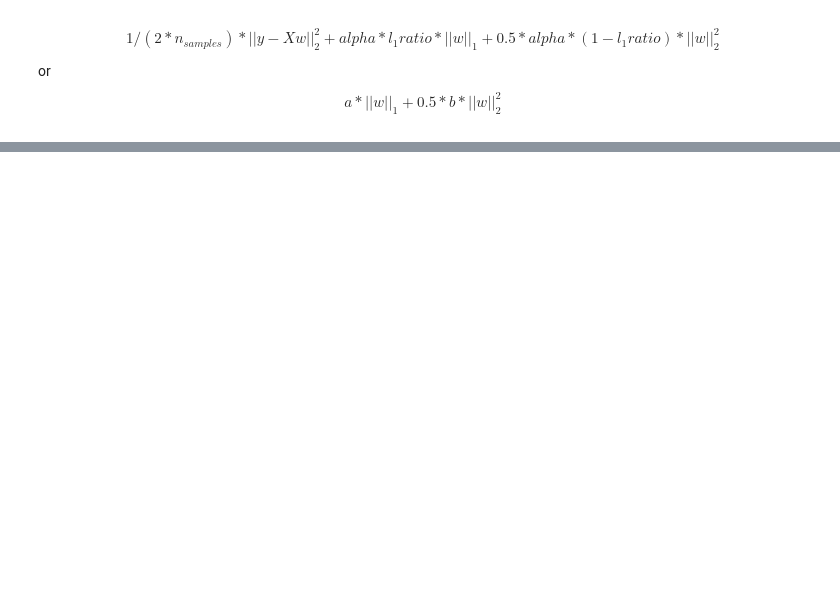
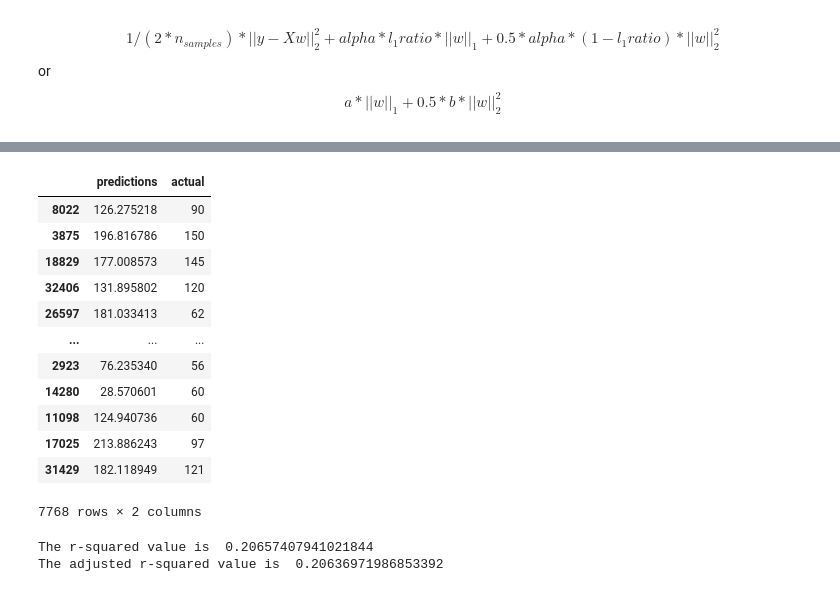
Before and after one commit to Sgipn/Airbnb_PricePred, a Jupyter notebook: notebooks/Elastic Net Regression.ipynb, the cells around one changed output, grey strips where cells are left out. Drawn from its saved outputs; the diff is of its cells as text; code cells hidden in the pictures; blank space fills up the shorter version.

```diff
--- a/notebooks/Elastic Net Regression.ipynb
+++ b/notebooks/Elastic Net Regression.ipynb
@@ -42,0 +174,29 @@ col_names = df.columns.tolist()
+# %%
+# Now lets predict with our testing data
+predictions = enm.predict(Xtest)
+
+# Compared to the actual values
+pred_v_act = pd.DataFrame({"predictions": enm.predict(Xtest), "actual": Ytest})
+display(pred_v_act)
+
+from sklearn.metrics import *
+
+score = r2_score(Ytest, predictions)
+print("The r-squared value is ", score)
+print("The adjusted r-squared value is ", 1 - (((1 - score) * (len(pred_v_act.index) - 1))/(len(pred_v_act) - len(pred_v_act.columns) - 1)))
+# %% [output]
+|  | predictions | actual |
+| 8022 | 126.275218 | 90 |
+| 3875 | 196.816786 | 150 |
+| 18829 | 177.008573 | 145 |
+| 32406 | 131.895802 | 120 |
+| 26597 | 181.033413 | 62 |
+| ... | ... | ... |
+| 2923 | 76.235340 | 56 |
+| 14280 | 28.570601 | 60 |
+| 11098 | 124.940736 | 60 |
+| 17025 | 213.886243 | 97 |
+| 31429 | 182.118949 | 121 |
+7768 rows × 2 columns
+The r-squared value is  0.20657407941021844
+The adjusted r-squared value is  0.20636971986853392
```
Also changed, not shown: parts of 8 cells of this notebook, 1 other file.
